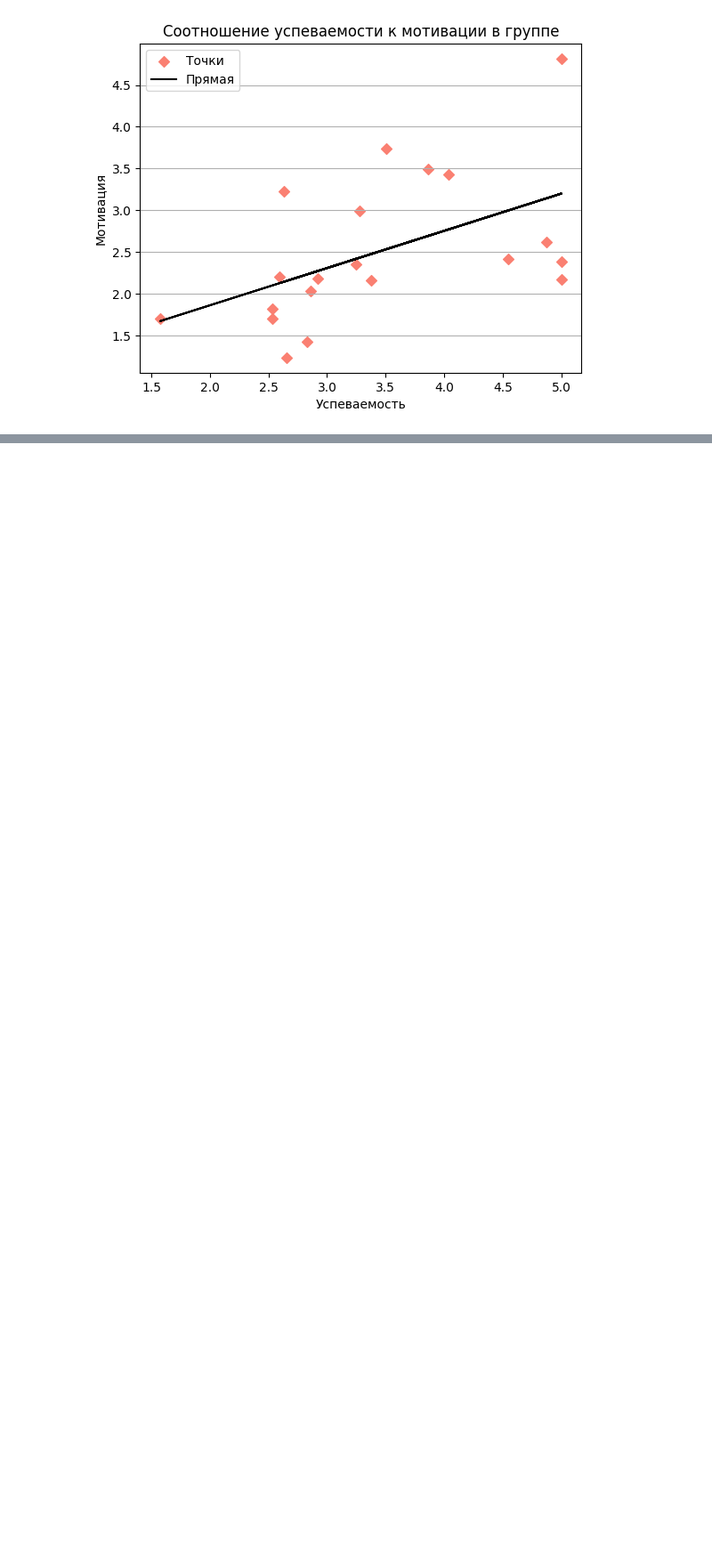
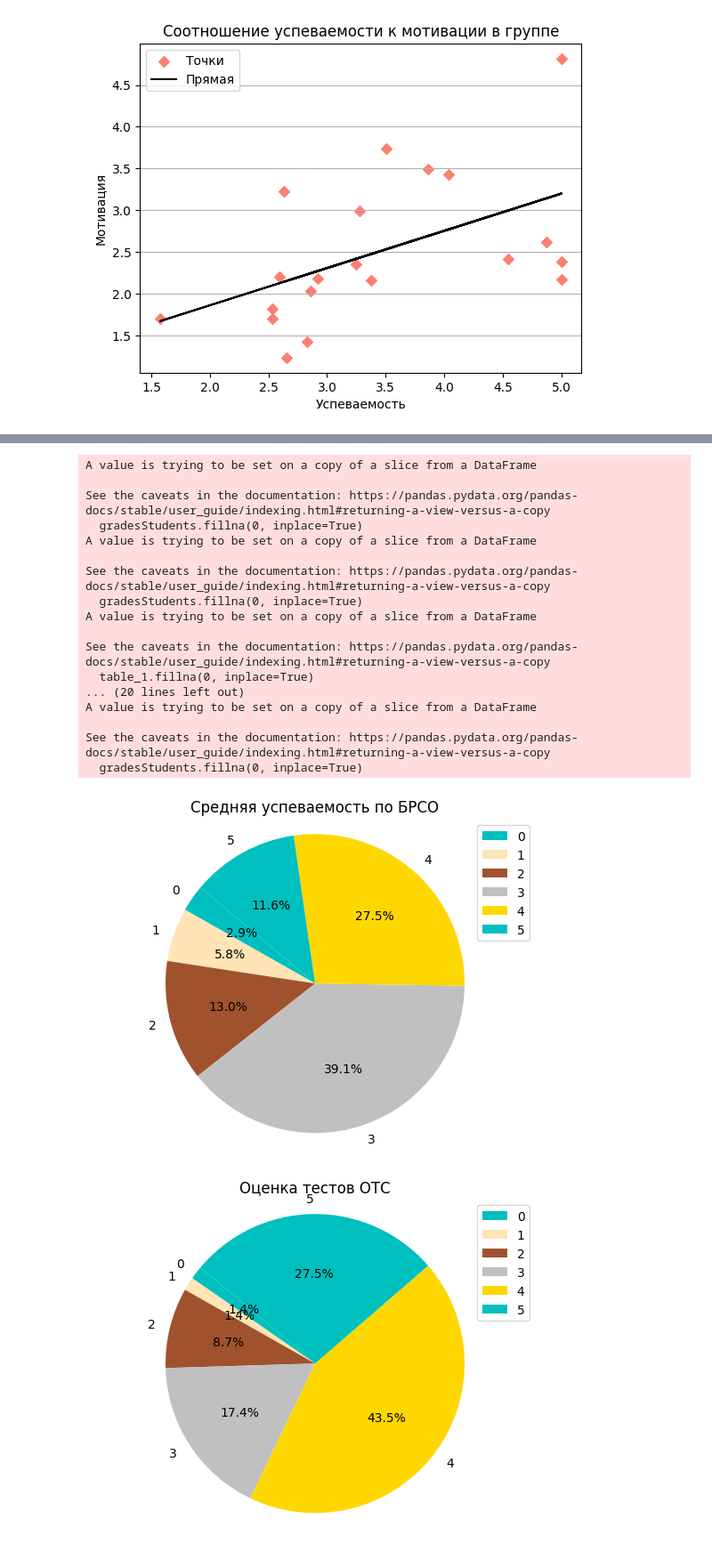
Before and after one commit to nick-vivo/Scientometrics, a Jupyter notebook: main.ipynb, the cells around one changed output, grey strips where cells are left out. Shown at 89% size. Drawn from its saved outputs; the diff is of its cells as text; code cells hidden in the pictures; blank space fills up the shorter version.

```diff
--- a/main.ipynb
+++ b/main.ipynb
@@ -145,0 +71,17 @@ See the caveats in the documentation: https://pandas.pydata.org/pandas-docs/stab
+# %%
+from module.TableHandler import TableHandler as Th
+
+pathForFile = "resource/Selection/Данные_для_научениеметрии_ИБАС_2024.xlsx"
+
+headers = Th.getHeadrsExcelToList(pathForFile)
+
+studentsNamesHeader = headers[0]
+
+gradesStudents = headers[2:5:2] + [headers[-1]]
+
+testScope = headers[3:6:2] + [headers[-2]]
+
+print(headers)
+print(studentsNamesHeader)
+print(gradesStudents)
+print(testScope)
@@ -145,0 +93,2 @@ See the caveats in the documentation: https://pandas.pydata.org/pandas-docs/stab
+# %%
+handler = Th(pathForFile, gradesStudents, testScope, studentsNamesHeader)
@@ -145,0 +97,23 @@ See the caveats in the documentation: https://pandas.pydata.org/pandas-docs/stab
+# %%
+handler.export_TableConclusion("conclussion.xlsx", "./resource/IBASS")
+handler.export_PngConclussionWithoutBenefits("./resource/IBASS")
+# %% [output]
+A value is trying to be set on a copy of a slice from a DataFrame
+
+See the caveats in the documentation: https://pandas.pydata.org/pandas-docs/stable/user_guide/indexing.html#returning-a-view-versus-a-copy
+  gradesStudents.fillna(0, inplace=True)
+A value is trying to be set on a copy of a slice from a DataFrame
+
+See the caveats in the documentation: https://pandas.pydata.org/pandas-docs/stable/user_guide/indexing.html#returning-a-view-versus-a-copy
+  gradesStudents.fillna(0, inplace=True)
+A value is trying to be set on a copy of a slice from a DataFrame
+
+See the caveats in the documentation: https://pandas.pydata.org/pandas-docs/stable/user_guide/indexing.html#returning-a-view-versus-a-copy
+  table_1.fillna(0, inplace=True)
+... (20 lines left out)
+A value is trying to be set on a copy of a slice from a DataFrame
+
+See the caveats in the documentation: https://pandas.pydata.org/pandas-docs/stable/user_guide/indexing.html#returning-a-view-versus-a-copy
+  gradesStudents.fillna(0, inplace=True)
+[figure, added]
+[figure, added]
```
Also changed, not shown: parts of 16 cells of this notebook, 10 other files.
